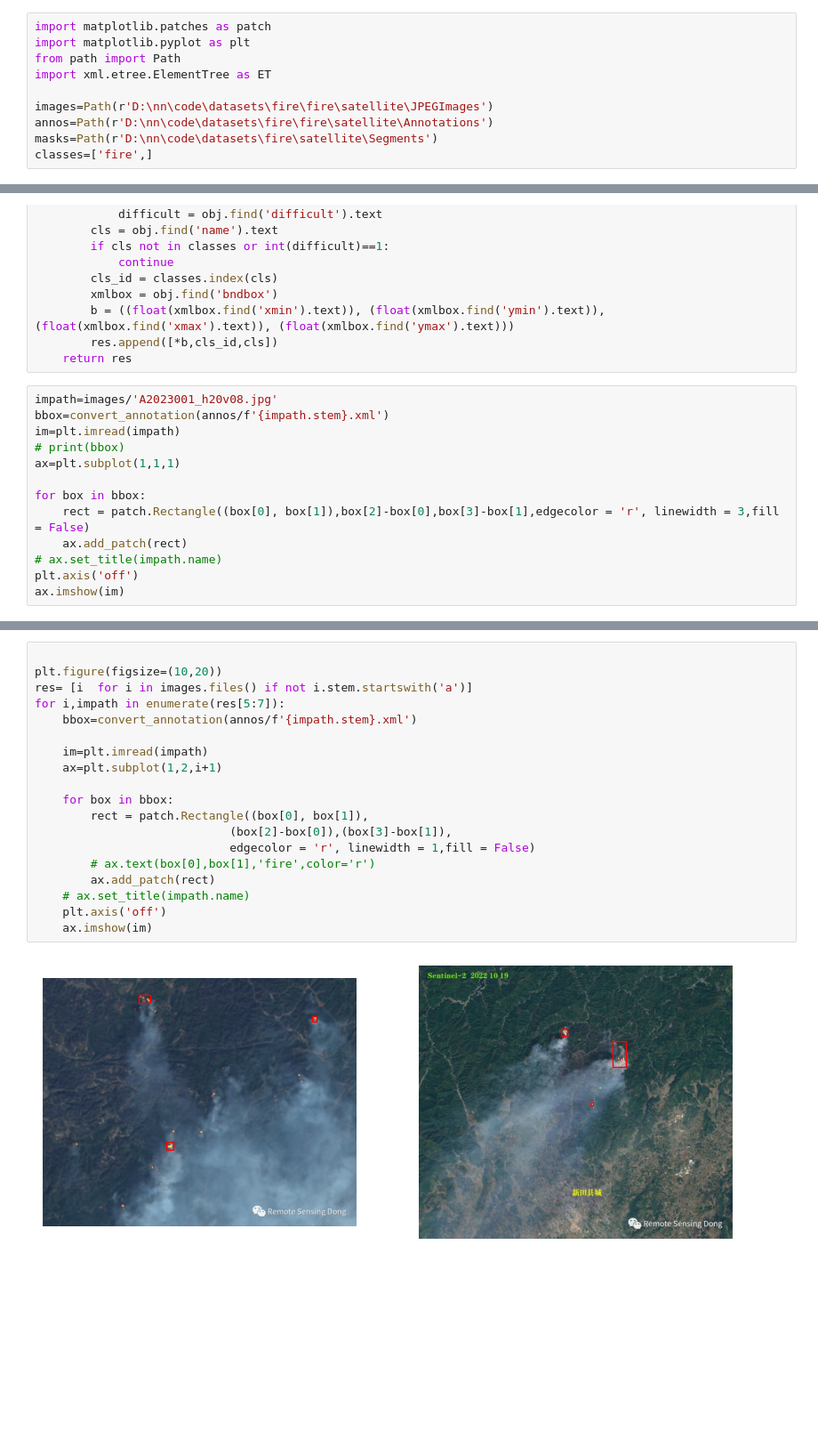
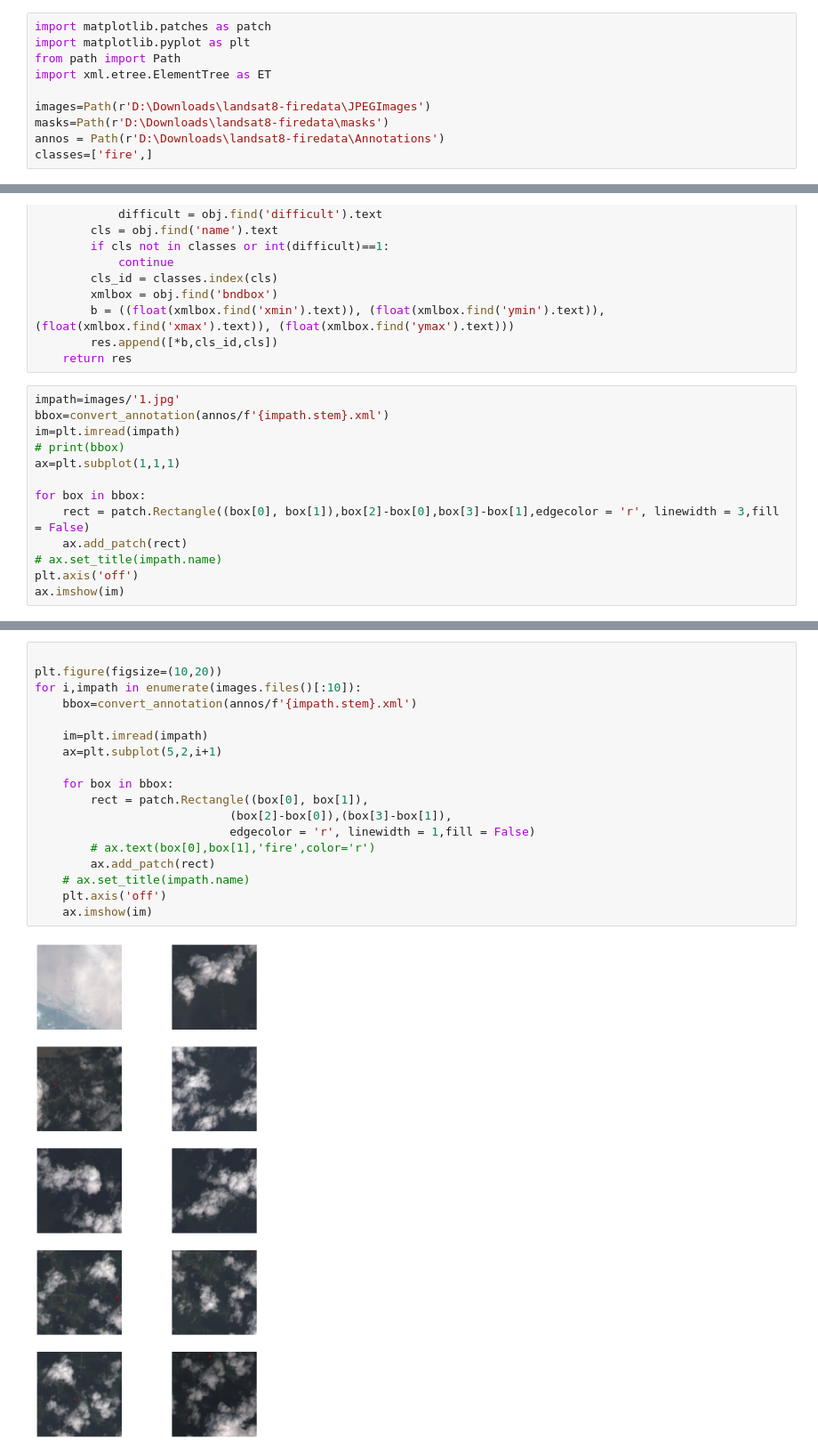
Before and after one commit to huanghong-github/utils, a Jupyter notebook: showbbox.ipynb, the cells around one changed output, grey strips where cells are left out. Shown at 89% size. Drawn from its saved outputs; the diff is of its cells as text; blank space fills up the shorter version.

```diff
--- a/showbbox.ipynb
+++ b/showbbox.ipynb
@@ -4,9 +4,9 @@ import matplotlib.pyplot as plt
 from path import Path
 import xml.etree.ElementTree as ET
 
-images=Path(r'D:\nn\code\datasets\fire\fire\satellite\JPEGImages')
-annos=Path(r'D:\nn\code\datasets\fire\fire\satellite\Annotations')
-masks=Path(r'D:\nn\code\datasets\fire\satellite\Segments')
+images=Path(r'D:\Downloads\landsat8-firedata\JPEGImages')
+masks=Path(r'D:\Downloads\landsat8-firedata\masks')
+annos = Path(r'D:\Downloads\landsat8-firedata\Annotations')
 classes=['fire',]
 # %%
 
@@ -31,7 +31,7 @@ def convert_annotation(in_file):
         res.append([*b,cls_id,cls])
     return res
 # %%
-impath=images/'A2023001_h20v08.jpg'
+impath=images/'1.jpg'
 bbox=convert_annotation(annos/f'{impath.stem}.xml')
 im=plt.imread(impath)
 # print(bbox)
@@ -48,21 +49,20 @@ FileNotFoundError: [Errno 2] No such file or directory: Path('D:\\nn\\code\\data
 # %%
 
 plt.figure(figsize=(10,20))
-res= [i  for i in images.files() if not i.stem.startswith('a')]
-for i,impath in enumerate(res[5:7]):
+for i,impath in enumerate(images.files()[:10]):
     bbox=convert_annotation(annos/f'{impath.stem}.xml')
 
     im=plt.imread(impath)
-    ax=plt.subplot(1,2,i+1)
+    ax=plt.subplot(5,2,i+1)
 
     for box in bbox:
         rect = patch.Rectangle((box[0], box[1]),
                             (box[2]-box[0]),(box[3]-box[1]),
                             edgecolor = 'r', linewidth = 1,fill = False)
         # ax.text(box[0],box[1],'fire',color='r')
         ax.add_patch(rect)
     # ax.set_title(impath.name)
     plt.axis('off')
     ax.imshow(im)
 # %% [output]
-[figure, old version]
+[figure, new version]
```
Also changed, not shown: parts of 1 cell of this notebook, 1 other file.
